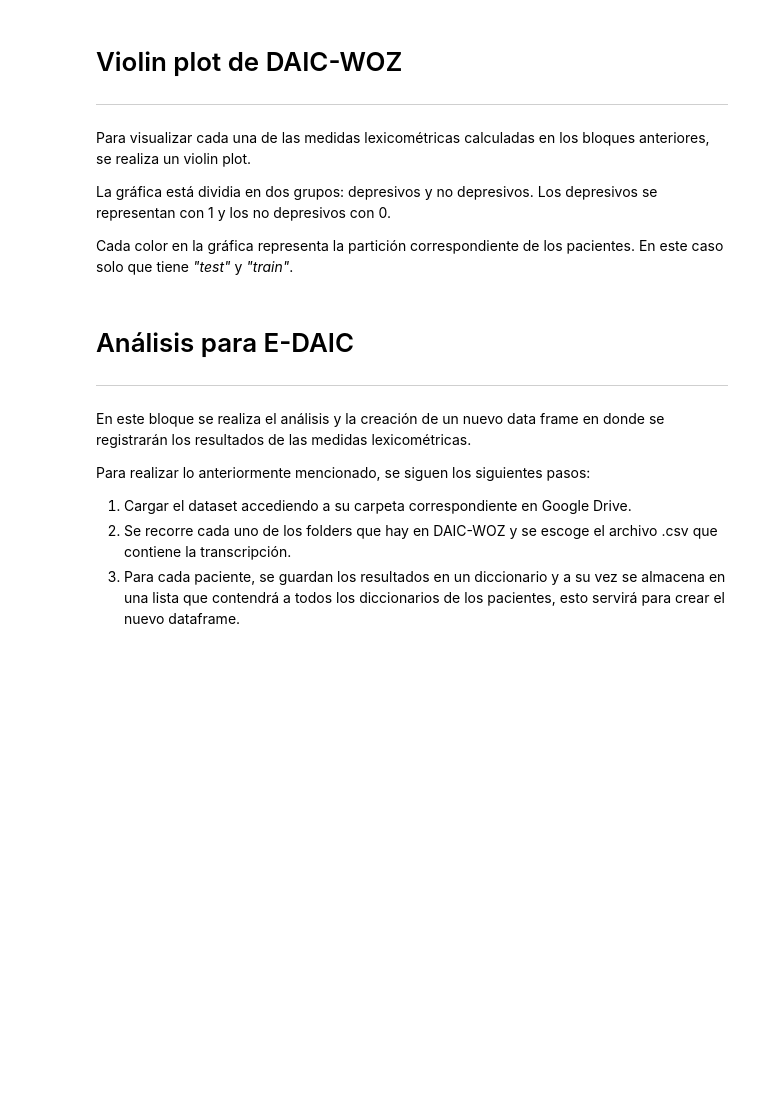
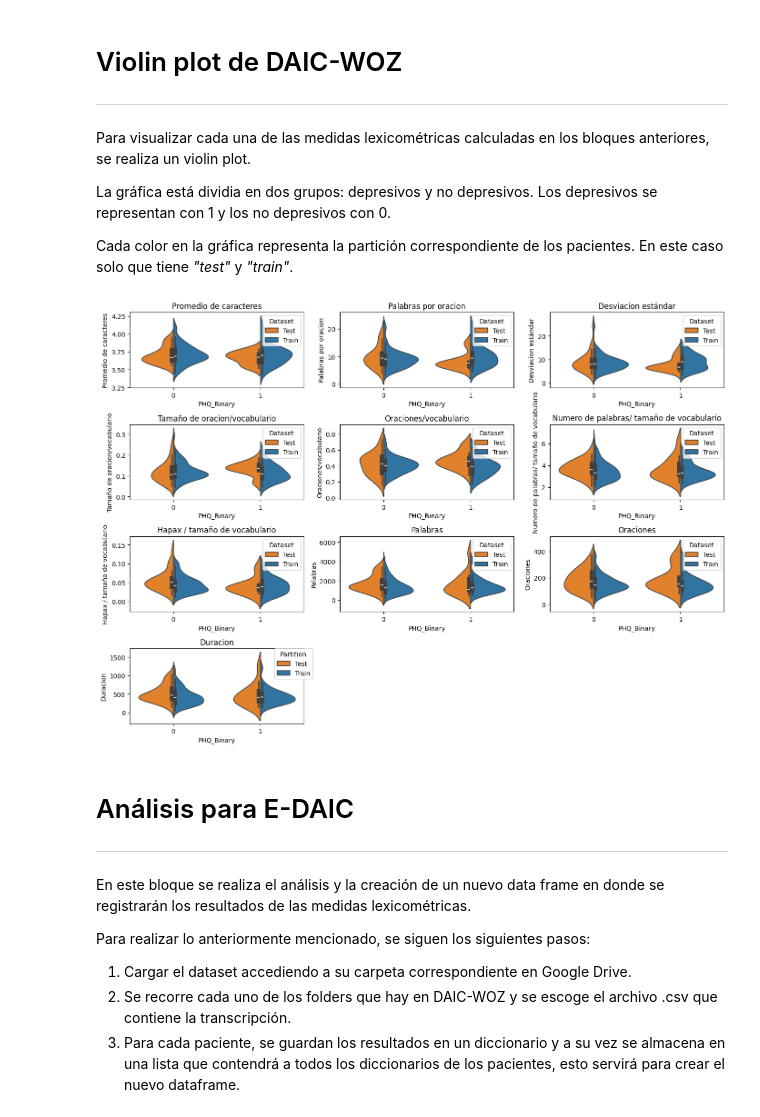
Before and after one commit to FabysMV/Detection_depress, a Jupyter notebook: depression_detect.ipynb, the cells around one changed output. Cells and saved outputs as stored; diff of their text form; code cells hidden in the pictures; blank space fills up the shorter version.

```diff
--- a/depression_detect.ipynb
+++ b/depression_detect.ipynb
@@ -163,6 +168,8 @@ def delta_time(time1, time2):
 def tam_word(palabras):
     """ Devuelve el promedio de caracteres usados en la trasncripción"""
     # palabras = nltk.word_tokenize(trans)  # devuelve lista de palabras
+    if not palabras:
+        return 0
     len_palabras = [len(palabra) for palabra in palabras]
     return sum(len_palabras) / len(palabras)  # promedio de tamaño de palabras
 
@@ -170,6 +177,8 @@ def tam_word(palabras):
 def tam_sentence(palabras, oracion):
     """Devuelve el promedio y la desviación estándar de palabras por oración
     type = list donde el primer elemento es el promedio y el segundo la desviación estándar"""
+    if not palabras:
+        return [0, 0]
     len_oracion = [len(RegexpTokenizer(r'\w+').tokenize(orac)) for orac in oracion]
     return [len(palabras)/len(oracion), np.sqrt(np.var(len_oracion))]
 
@@ -179,7 +188,8 @@ def rel_oracion_palabra(palabras, oraciones):
     type = list
     Primer elemento = Tamaño de las oraciones(en promedio (?)) / Tamaño del vocabulario
     Segundo elemento = Número de oraciones / Tamaño del vocabulario"""
-
+    if not palabras:
+        return [0, 0]
     num_or = len(oraciones)
     tam_vocab = len(set(palabras))
     # Número de oraciones / Tamaño del vocabulario
@@ -191,7 +201,6 @@ def vocab_rich(palabras):
           rtype: list
           >> [numero de palabras, tamaño de vocabulario, lista de Hapaxes]"""
     tam_vocab = len(set(palabras))  # tamaño de vocabulario
-
     #	Número de palabras / tamaño del vocabulario
     # o	Número de Hapax / Tamaño del vocabulario
     # Para encontrar los Hapaxes primero hay que aplicar la distribución de frecuencia
@@ -315,7 +324,7 @@ for folder_ids in os.listdir(folder_DAIC):
                 fila = {"Participant_ID": int(file[0:3]), "Promedio de caracteres": tam_word(palabras), "Palabras por oracion":t_s[0] ,
                         "Desviacion estándar": t_s[1], "Tamaño de oracion/vocabulario": r_o_p[0],
                         "Oraciones/vocabulario": r_o_p[1],
-                        "Numero de palabras": v_r[0], "Tamaño de vocabulario": v_r[1], "Hapax local": v_r[2],
+                        "Numero de palabras": v_r[0], "Tamaño de vocabulario": v_r[1], "Hapax local": v_r[2], "Numero de Hapax local": len(v_r[2]),
                          "Palabras": len(palabras), "Oraciones": len(oraciones),
                         "Duracion": delta_time(data_filter["start_time"], data_filter["stop_time"])}
 
@@ -417,35 +390,37 @@ Cada color en la gráfica representa la partición correspondiente de los pacien
 # %%
 import seaborn as sns
 import matplotlib.pyplot as plt
 import pandas as pd
 
 # Suponiendo que ya tienes los DataFrames llamados 'test' y 'train'
 # Añadir una nueva columna para identificar el origen de los datos
 p_test['Dataset'] = 'Test'
 p_train['Dataset'] = 'Train'
 
 # Combinar los DataFrames
 df_combined = pd.concat([p_test, p_train])
 
 # Lista de las columnas que quieres graficar
 columnas = ['Promedio de caracteres', 'Palabras por oracion',
        'Desviacion estándar', 'Tamaño de oracion/vocabulario',
-       'Oraciones/vocabulario', 'Numero de palabras/tam. vocabulario',
-       'Hapax/tam. vocabulario', 'Palabras', 'Oraciones', 'Duracion']
+       'Oraciones/vocabulario', 'Numero de palabras/ tamaño de vocabulario',
+       'Hapax / tamaño de vocabulario', 'Palabras', 'Oraciones', 'Duracion']
 
 # Crear gráficos violinplot con separación por 'Dataset' y 'PHQ_Binary'
 plt.figure(figsize=(14, 10))  # Tamaño de la figura
 
 for i, col in enumerate(columnas, 1):
     plt.subplot(4, 3, i)  # Crear una subtrama para cada gráfica
     sns.violinplot(x='PHQ_Binary', y=col, hue='Dataset', data=df_combined, split=True, palette={'Train': '#1f77b4', 'Test': '#ff7f0e'})
     plt.title(col)
 
 handles, labels = plt.gca().get_legend_handles_labels()  # Obtener handles y labels
 plt.legend(handles=handles[:3], labels=labels[:3], loc='upper right', title='Partition', bbox_to_anchor=(1.05, 1), borderaxespad=0.)  # Posiciona la leyenda afuera
 
 plt.tight_layout()  # Para ajustar los gráficos y que no se sobrepongan
 plt.show()
+# %% [output]
+[figure, added]
 # %% [markdown]
 # Análisis para E-DAIC
 
```
Also changed, not shown: parts of 21 cells of this notebook.
